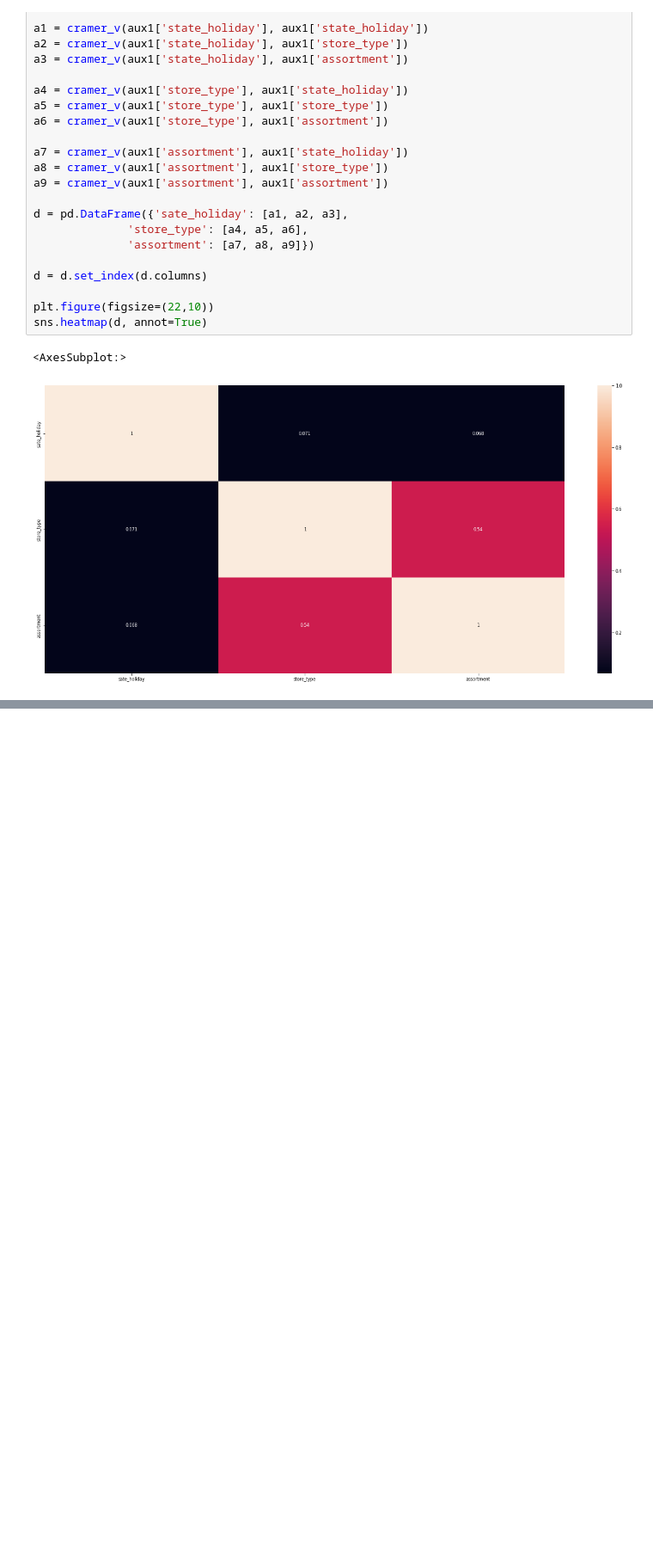
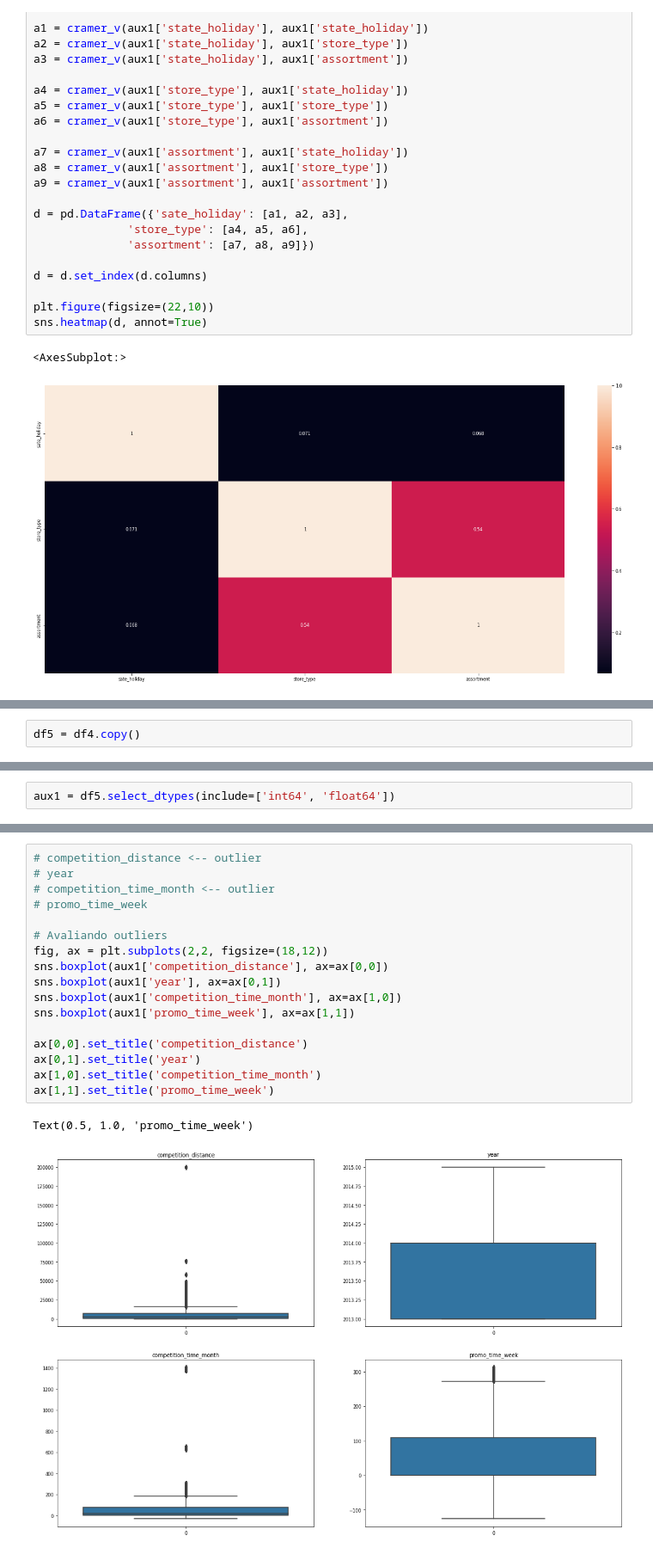
Before and after one commit to ezequielpf/rossmann_sales_prediction, a Jupyter notebook: notebooks/store_sales_predict.ipynb, the cells around one changed output, grey strips where cells are left out. Shown at 86% size. Cells and saved outputs as stored; diff of their text form; blank space fills up the shorter version.

```diff
--- a/notebooks/store_sales_predict.ipynb
+++ b/notebooks/store_sales_predict.ipynb
@@ -742,0 +746,2 @@ sns.heatmap(d, annot=True)
+# %%
+df5 = df4.copy()
@@ -742,0 +757,2 @@ sns.heatmap(d, annot=True)
+# %%
+aux1 = df5.select_dtypes(include=['int64', 'float64'])
@@ -742,0 +766,20 @@ sns.heatmap(d, annot=True)
+# %%
+# competition_distance <-- outlier
+# year
+# competition_time_month <-- outlier
+# promo_time_week
+
+# Avaliando outliers
+fig, ax = plt.subplots(2,2, figsize=(18,12))
+sns.boxplot(aux1['competition_distance'], ax=ax[0,0])
+sns.boxplot(aux1['year'], ax=ax[0,1])
+sns.boxplot(aux1['competition_time_month'], ax=ax[1,0])
+sns.boxplot(aux1['promo_time_week'], ax=ax[1,1])
+
+ax[0,0].set_title('competition_distance')
+ax[0,1].set_title('year')
+ax[1,0].set_title('competition_time_month')
+ax[1,1].set_title('promo_time_week')
+# %% [output]
+Text(0.5, 1.0, 'promo_time_week')
+[figure, added]
```
Also changed, not shown: parts of 8 cells of this notebook.
